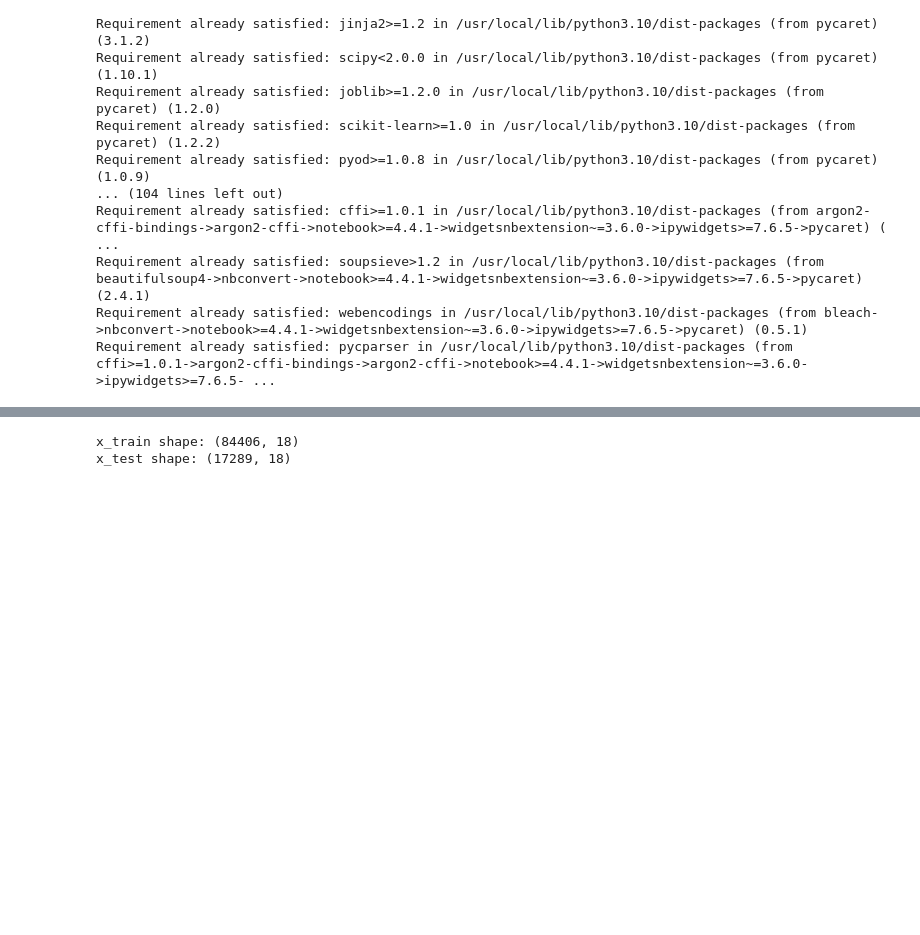
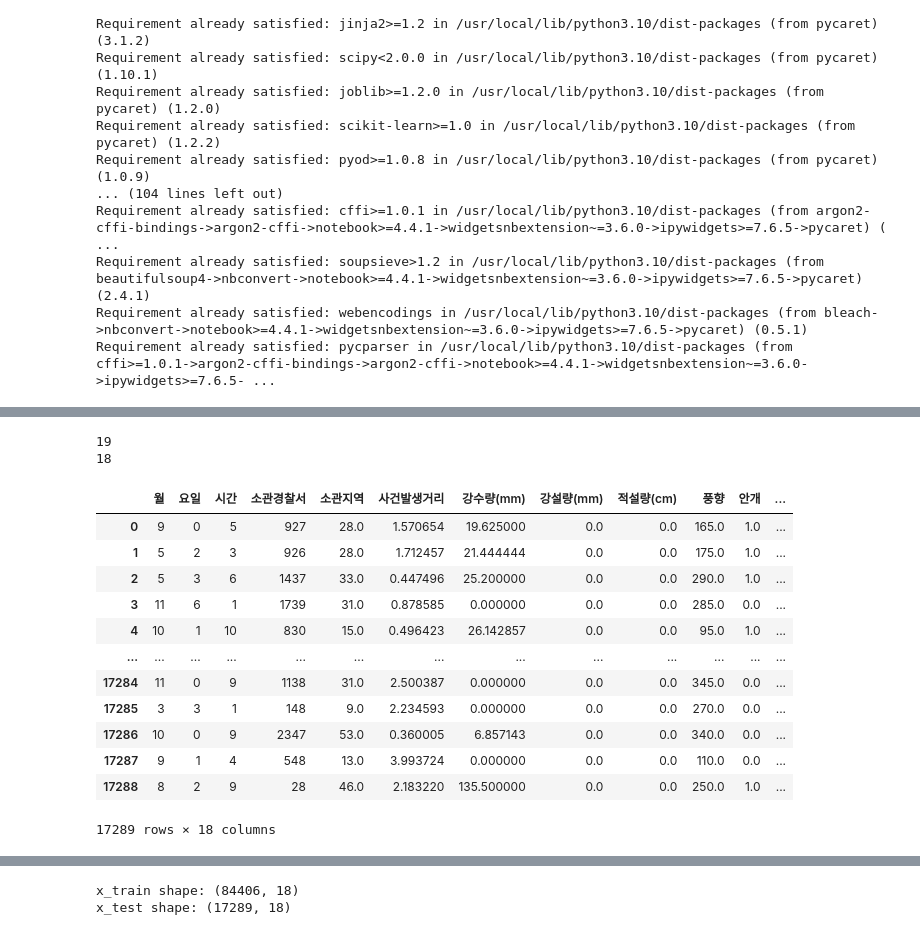
Before and after one commit to ssuxmin/sumin, a Jupyter notebook: automl_baseline.ipynb, the cells around one changed output, grey strips where cells are left out. Cells and saved outputs as stored; diff of their text form; code cells hidden in the pictures; blank space fills up the shorter version.

```diff
--- a/automl_baseline.ipynb
+++ b/automl_baseline.ipynb
@@ -107 +135,26 @@ best = classification.compare_models(n_select=5,fold=5)
 [interactive output not drawn]
+# %%
+# 훈련 데이터와 테스트 데이터의 특성 수 확인
+print(x_train.shape[1])  # 훈련 데이터의 특성 수
+print(x_test.shape[1])  # 테스트 데이터의 특성 수
+# %% [output]
+19
+18
+# %%
+# 'TARGET' 열을 제외하고 테스트 데이터의 열 순서를 동일하게 맞춰주는 예시 코드:
+x_test = x_test[x_train.drop('TARGET', axis=1).columns]
+x_test
+# %% [output]
+|  | 월 | 요일 | 시간 | 소관경찰서 | 소관지역 | 사건발생거리 | 강수량(mm) | 강설량(mm) | 적설량(cm) | 풍향 | 안개 | ... |
+| 0 | 9 | 0 | 5 | 927 | 28.0 | 1.570654 | 19.625000 | 0.0 | 0.0 | 165.0 | 1.0 | ... |
+| 1 | 5 | 2 | 3 | 926 | 28.0 | 1.712457 | 21.444444 | 0.0 | 0.0 | 175.0 | 1.0 | ... |
+| 2 | 5 | 3 | 6 | 1437 | 33.0 | 0.447496 | 25.200000 | 0.0 | 0.0 | 290.0 | 1.0 | ... |
+| 3 | 11 | 6 | 1 | 1739 | 31.0 | 0.878585 | 0.000000 | 0.0 | 0.0 | 285.0 | 0.0 | ... |
+| 4 | 10 | 1 | 10 | 830 | 15.0 | 0.496423 | 26.142857 | 0.0 | 0.0 | 95.0 | 1.0 | ... |
+| ... | ... | ... | ... | ... | ... | ... | ... | ... | ... | ... | ... | ... |
+| 17284 | 11 | 0 | 9 | 1138 | 31.0 | 2.500387 | 0.000000 | 0.0 | 0.0 | 345.0 | 0.0 | ... |
+| 17285 | 3 | 3 | 1 | 148 | 9.0 | 2.234593 | 0.000000 | 0.0 | 0.0 | 270.0 | 0.0 | ... |
+| 17286 | 10 | 0 | 9 | 2347 | 53.0 | 0.360005 | 6.857143 | 0.0 | 0.0 | 340.0 | 0.0 | ... |
+| 17287 | 9 | 1 | 4 | 548 | 13.0 | 3.993724 | 0.000000 | 0.0 | 0.0 | 110.0 | 0.0 | ... |
+| 17288 | 8 | 2 | 9 | 28 | 46.0 | 2.183220 | 135.500000 | 0.0 | 0.0 | 250.0 | 1.0 | ... |
+17289 rows × 18 columns
```
Also changed, not shown: parts of 30 cells of this notebook.
